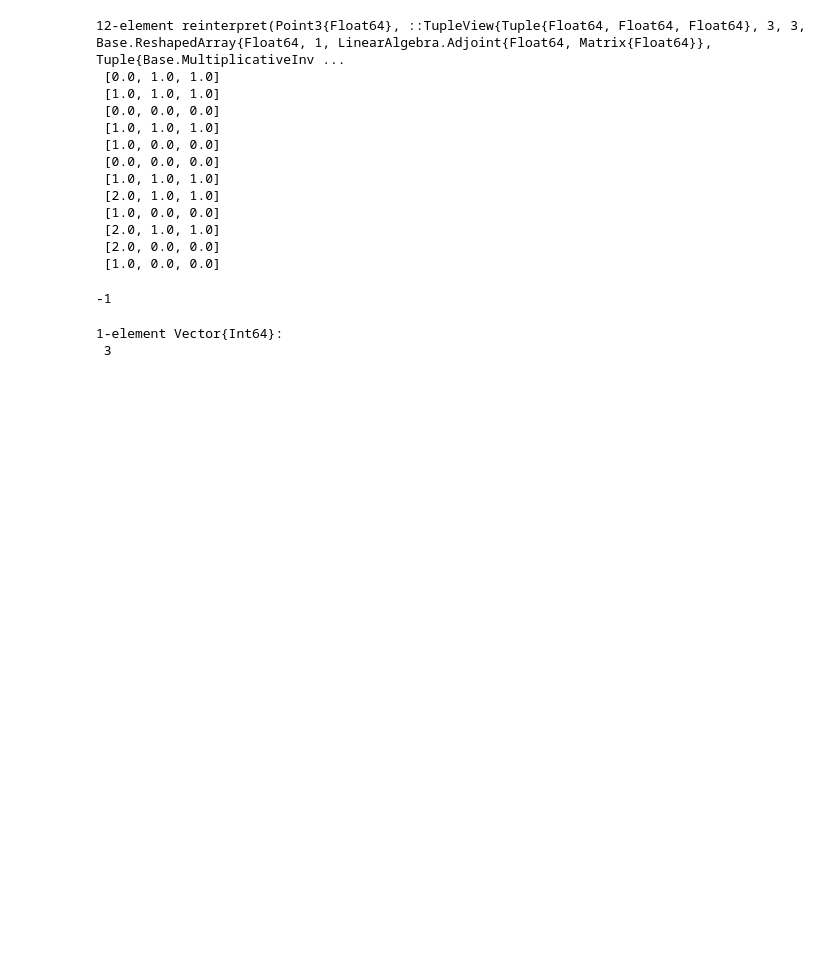
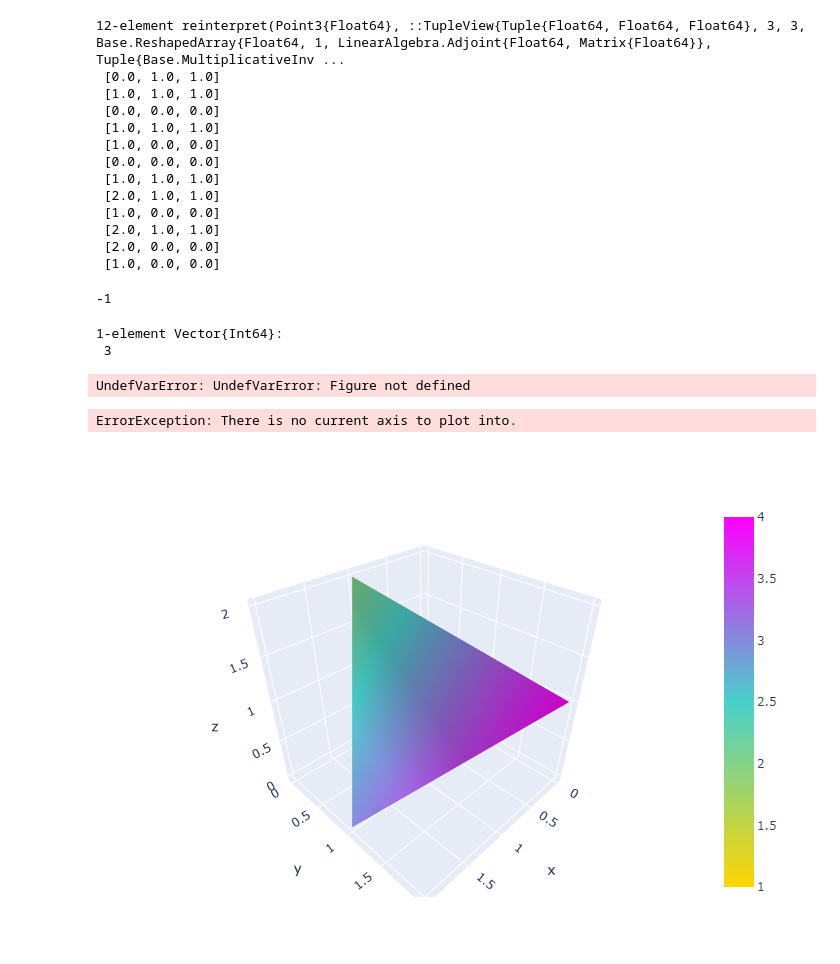
Before and after one commit to Saschobolt/GeoCombSurfX, a Jupyter notebook: src/Sascha/non-convex-interlocking.ipynb, the cells around one changed output. Cells and saved outputs as stored; diff of their text form; code cells hidden in the pictures; blank space fills up the shorter version.

```diff
--- a/src/Sascha/non-convex-interlocking.ipynb
+++ b/src/Sascha/non-convex-interlocking.ipynb
@@ -87,3 +104,75 @@ a[a.>2]
 # %% [output]
 1-element Vector{Int64}:
  3
+# %%
+using Makie.GeometryBasics
+
+
+f = Figure()
+Axis(f[1, 1])
+
+poly!(Point2f[(0, 0), (2, 0), (3, 1), (1, 1)], color = :red, strokecolor = :black, strokewidth = 1)
+
+f
+# %% [output]
+UndefVarError: UndefVarError: Figure not defined
+# %%
+using Makie.GeometryBasics, GLMakie
+
+X = [0. 1 1 2; 1 1 2 2; 0 0 1 1]
+Y = [1. 1 1 1; 1 0 1 0; 0 0 0 0]
+Z = [1. 1 1 1; 1 0 1 0; 0 0 0 0]
+C = [.5 1. 1. .5; 1. .5 .5 .1667; .333 .333 .5 .5]
+
+fap = Figure()
+
+xyz = reshape([X[:] Y[:] Z[:]]', :)
+poly!(fap, connect(xyz, Point{3}), connect(1:length(X), TriangleFace); color=C[:], strokewidth=1)
+
+display(fap)
+# %% [output]
+ErrorException: There is no current axis to plot into.
+# %%
+using PlotlyJS
+
+p = Plot()
+
+plot(mesh3d(
+    x=[0, 1, 2, 0],
+    y=[0, 0, 1, 2],
+    z=[0, 2, 0, 1],
+    #colorbar_title="z",
+    colorscale=[[0, "gold"],
+                [0.5, "mediumturquoise"],
+                [1, "magenta"]],
+    # Intensity of each vertex, which will be interpolated and color-coded
+    intensity=[0, 0,0,0],
+    # i, j and k give the vertices of triangles
+    # here we represent the 4 triangles of the tetrahedron surface
+    i=[0, 0, 0, 1],
+    j=[1, 2, 3, 2],
+    k=[2, 3, 1, 3],
+    name="y",
+    showscale=true
+))
+
+plot(mesh3d(
+    x=[0, 1, 2, 0],
+    y=[0, 0, 1, 2],
+    z=[0, 2, 0, 1],
+    #colorbar_title="z",
+    colorscale=[[0, "gold"],
+                [0.5, "mediumturquoise"],
+                [1, "magenta"]],
+    # Intensity of each vertex, which will be interpolated and color-coded
+    intensity=1:4,
+    # i, j and k give the vertices of triangles
+    # here we represent the 4 triangles of the tetrahedron surface
+    i=[0, 0, 0, 1],
+    j=[1, 2, 3, 2],
+    k=[2, 3, 1, 3],
+    name="y",
+    showscale=true
+))
+# %% [output]
+[figure, added]
```
Also changed, not shown: parts of 9 cells of this notebook, 5 other files.
